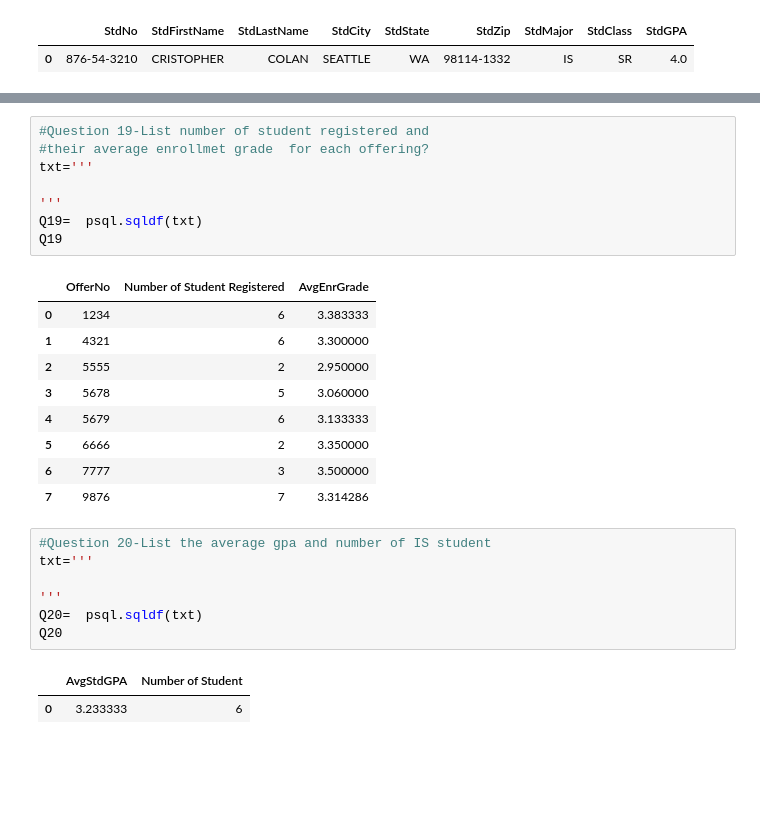
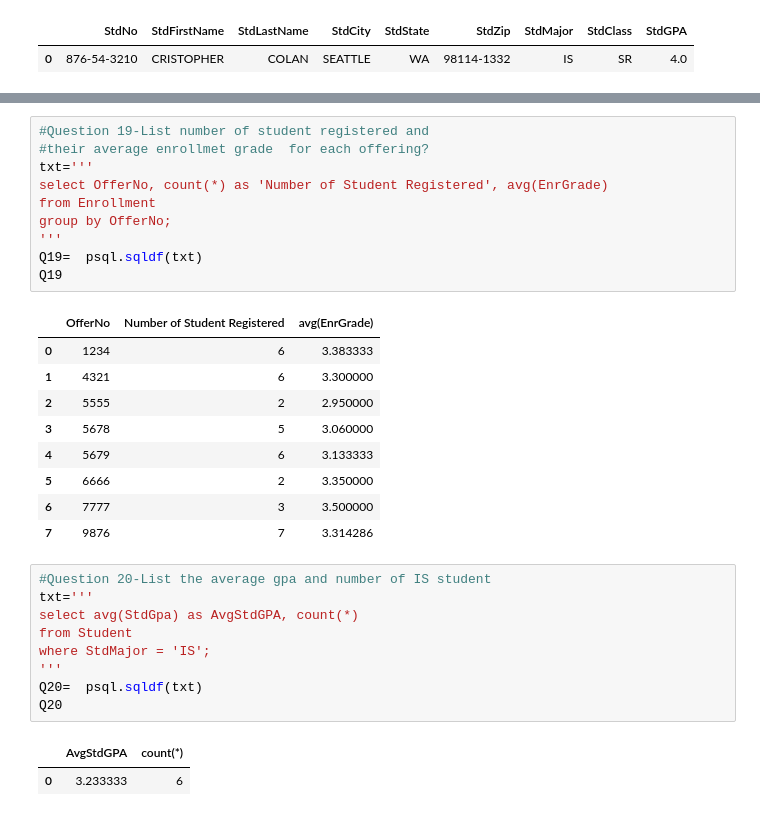
Before and after one commit to khavarbaghirova/ooad_assignment1, a Jupyter notebook: ReviewMidterm.ipynb, the cells around one changed output, grey strips where cells are left out. Saved outputs shown, nothing was run; the diff lists cells and outputs as text; blank space fills up the shorter version.

```diff
--- a/ReviewMidterm.ipynb
+++ b/ReviewMidterm.ipynb
@@ -284,13 +305,15 @@ Q18
 # %%
 #Question 19-List number of student registered and
 #their average enrollmet grade  for each offering?
 txt='''
-
+select OfferNo, count(*) as 'Number of Student Registered', avg(EnrGrade)
+from Enrollment
+group by OfferNo;
 '''
 Q19=  psql.sqldf(txt)
 Q19
 # %% [output]
-|  | OfferNo | Number of Student Registered | AvgEnrGrade |
+|  | OfferNo | Number of Student Registered | avg(EnrGrade) |
 | 0 | 1234 | 6 | 3.383333 |
 | 1 | 4321 | 6 | 3.300000 |
 | 2 | 5555 | 2 | 2.950000 |
@@ -302,10 +325,12 @@ Q19
 # %%
 #Question 20-List the average gpa and number of IS student
 txt='''
-
+select avg(StdGpa) as AvgStdGPA, count(*)
+from Student
+where StdMajor = 'IS';
 '''
 Q20=  psql.sqldf(txt)
 Q20
 # %% [output]
-|  | AvgStdGPA | Number of Student |
+|  | AvgStdGPA | count(*) |
 | 0 | 3.233333 | 6 |
```
Also changed, not shown: parts of 7 cells of this notebook.
